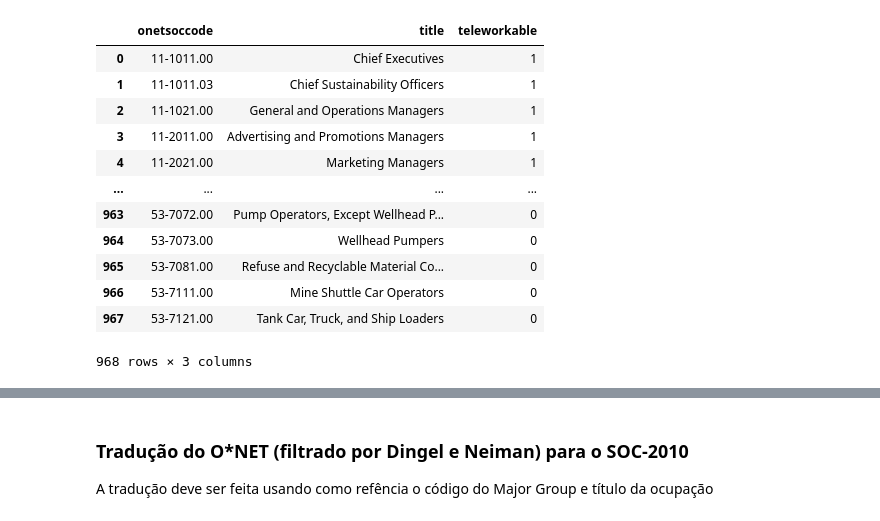
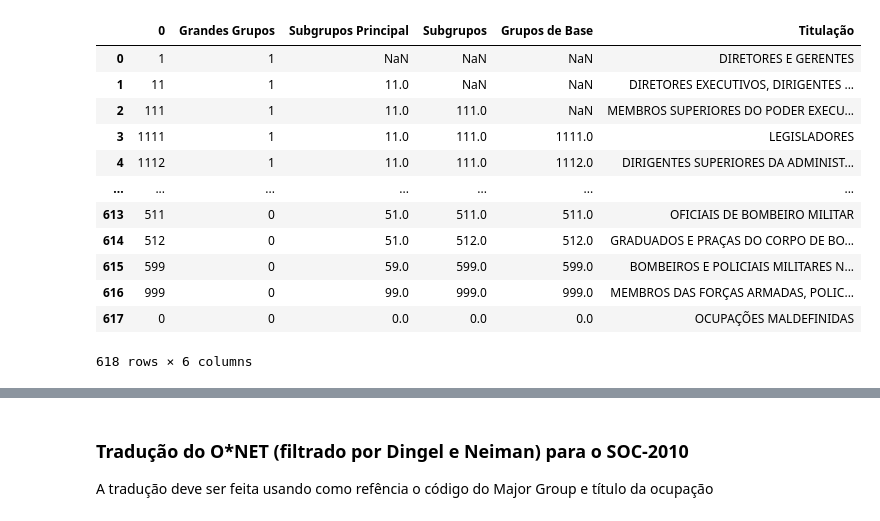
Before and after one commit to msbrasil/Mercado-de-Trabalho-Remoto, a Jupyter notebook: Notebooks/Tradução dos Códigos de Ocupação.ipynb, the cells around one changed output, grey strips where cells are left out. Saved outputs shown, nothing was run; the diff lists cells and outputs as text; code cells hidden in the pictures.

```diff
--- a/Notebooks/Tradução dos Códigos de Ocupação.ipynb
+++ b/Notebooks/Tradução dos Códigos de Ocupação.ipynb
@@ -29,6 +29,22 @@ Arquivo CSV com as ocupações teletrabalháveis: [occupations_workathome.csv](h
 #pacotes
 import pandas as pd
 import numpy as np
+# %%
+cod2010
+# %% [output]
+|  | 0 | Grandes Grupos | Subgrupos Principal | Subgrupos | Grupos de Base | Titulação |
+| 0 | 1 | 1 | NaN | NaN | NaN | DIRETORES E GERENTES |
+| 1 | 11 | 1 | 11.0 | NaN | NaN | DIRETORES EXECUTIVOS, DIRIGENTES ... |
+| 2 | 111 | 1 | 11.0 | 111.0 | NaN | MEMBROS SUPERIORES DO PODER EXECU... |
+| 3 | 1111 | 1 | 11.0 | 111.0 | 1111.0 | LEGISLADORES |
+| 4 | 1112 | 1 | 11.0 | 111.0 | 1112.0 | DIRIGENTES SUPERIORES DA ADMINIST... |
+| ... | ... | ... | ... | ... | ... | ... |
+| 613 | 511 | 0 | 51.0 | 511.0 | 511.0 | OFICIAIS DE BOMBEIRO MILITAR |
+| 614 | 512 | 0 | 51.0 | 512.0 | 512.0 | GRADUADOS E PRAÇAS DO CORPO DE BO... |
+| 615 | 599 | 0 | 59.0 | 599.0 | 599.0 | BOMBEIROS E POLICIAIS MILITARES N... |
+| 616 | 999 | 0 | 99.0 | 999.0 | 999.0 | MEMBROS DAS FORÇAS ARMADAS, POLIC... |
+| 617 | 0 | 0 | 0.0 | 0.0 | 0.0 | OCUPAÇÕES MALDEFINIDAS |
+618 rows × 6 columns
 # %%
 #Leitura das bases (tabelas de ocupação e de pessoas)
 
@@ -39,18 +57,2 @@ cod2010 = pd.read_excel('../Anexos/COD 2010.xlsx') #Ocupações COD 2010
 
 onet_teleworkable = pd.read_csv('https://raw.githubusercontent.com/jdingel/DingelNeiman-workathome/master/occ_onet_scores/output/occupations_workathome.csv')
-# %%
-onet_teleworkable
-# %% [output]
-|  | onetsoccode | title | teleworkable |
-| 0 | 11-1011.00 | Chief Executives | 1 |
-| 1 | 11-1011.03 | Chief Sustainability Officers | 1 |
-| 2 | 11-1021.00 | General and Operations Managers | 1 |
-| 3 | 11-2011.00 | Advertising and Promotions Managers | 1 |
-| 4 | 11-2021.00 | Marketing Managers | 1 |
-| ... | ... | ... | ... |
-| 963 | 53-7072.00 | Pump Operators, Except Wellhead P... | 0 |
-| 964 | 53-7073.00 | Wellhead Pumpers | 0 |
-| 965 | 53-7081.00 | Refuse and Recyclable Material Co... | 0 |
-| 966 | 53-7111.00 | Mine Shuttle Car Operators | 0 |
-| 967 | 53-7121.00 | Tank Car, Truck, and Ship Loaders | 0 |
-968 rows × 3 columns
```
Also changed, not shown: parts of 18 cells of this notebook, 2 other files.
